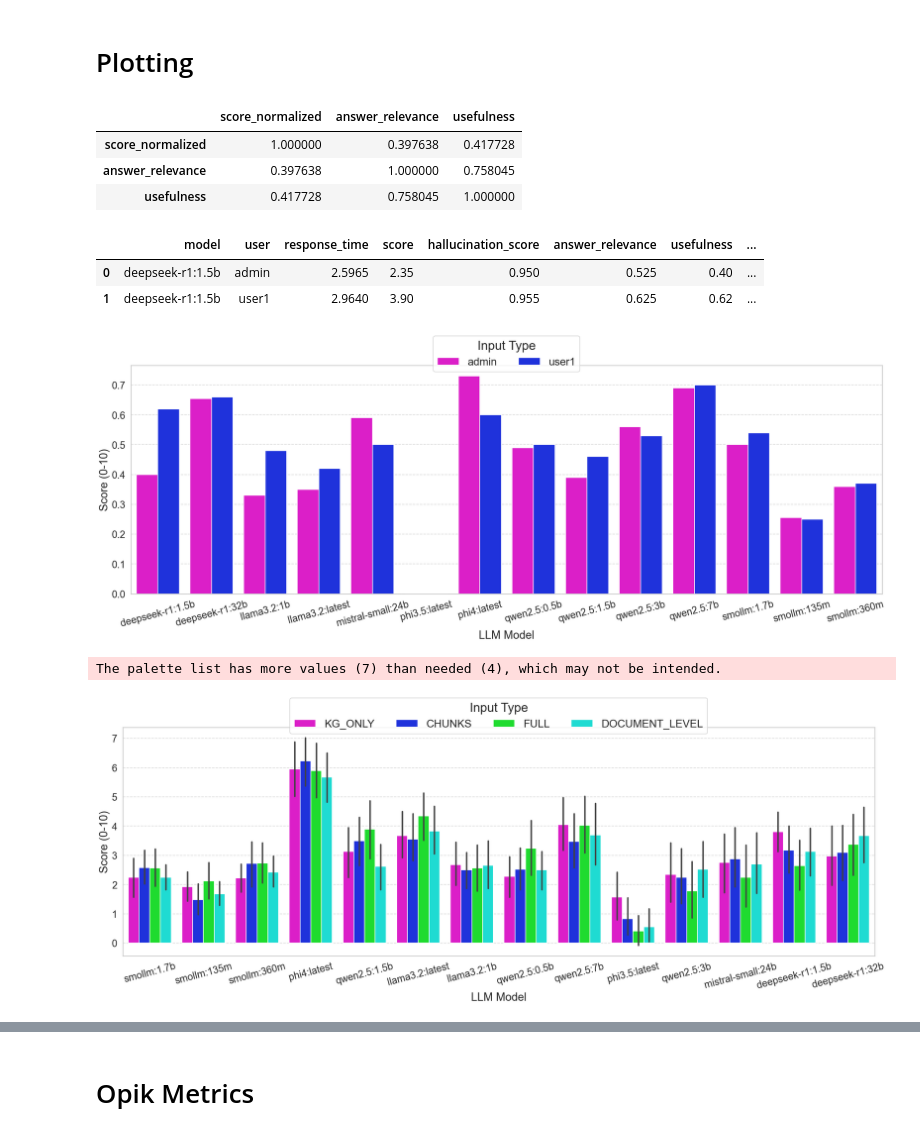
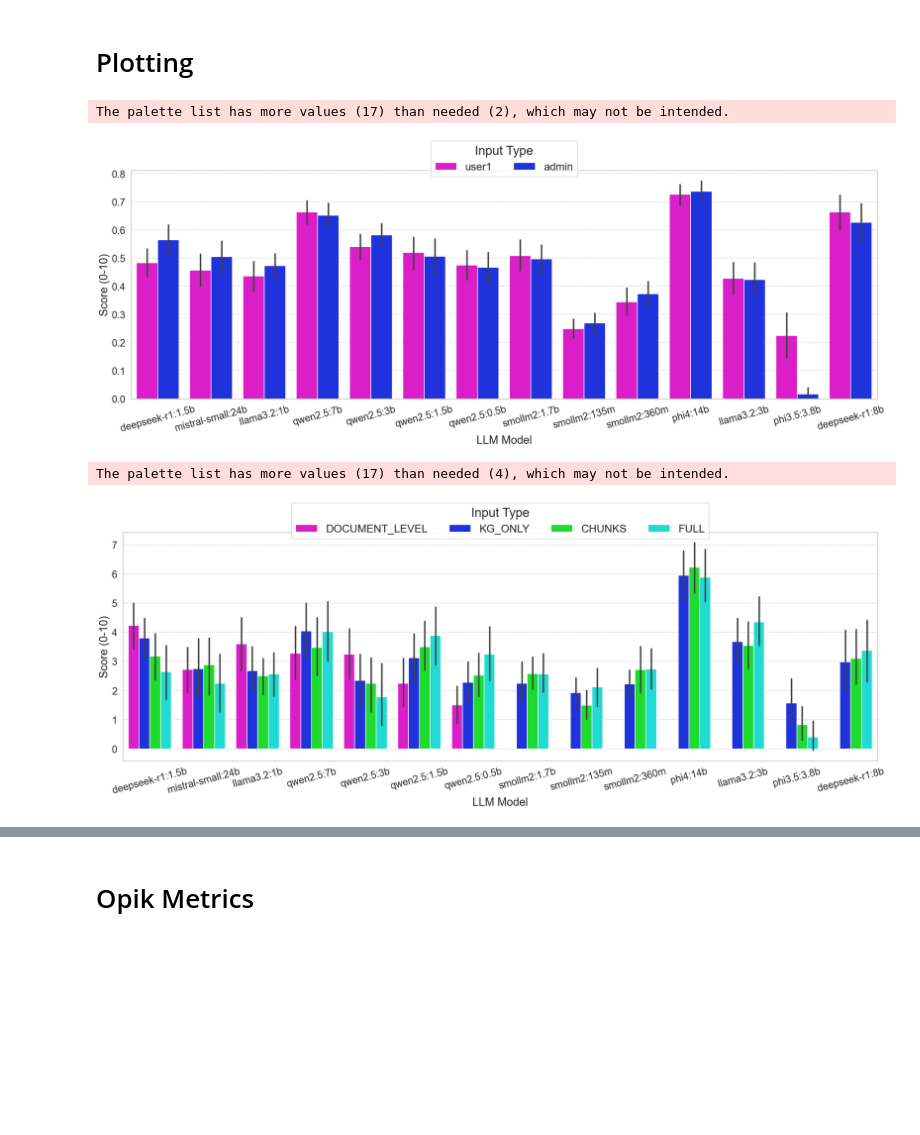
Before and after one commit to maxistaebler/eKNOW_2025, a Jupyter notebook: notebooks/graphrag_response_evaluation_v2.ipynb, the cells around one changed output, grey strips where cells are left out. Saved outputs shown, nothing was run; the diff lists cells and outputs as text; code cells hidden in the pictures; blank space fills up the shorter version.

```diff
--- a/notebooks/graphrag_response_evaluation_v2.ipynb
+++ b/notebooks/graphrag_response_evaluation_v2.ipynb
@@ -330,0 +308,5 @@ final_df_opik.head(2)
+# %%
+results_old = pd.read_csv('./results/results_with_scores_and_metrics.csv')
+results_old = results_old[results_old['access'] != 'DOCUMENT_LEVEL'].copy()
+results_new = pd.read_csv('./results/results_0902025_with_scores_and_metrics.csv')
+results_old.head(2)
@@ -330,0 +317,35 @@ final_df_opik.head(2)
+# %%
+# Combine dataframes, preferring results_new for duplicates
+combined_df = pd.concat([results_new, results_old], ignore_index=True)
+
+# Print model counts to verify the combination
+# print("Models in combined dataset:", sorted(combined_df['model'].unique()))
+# print("\nNumber of entries in results_new:", len(results_new))
+# print("Number of entries in results_old:", len(results_old))
+# print("Number of entries in combined_df:", len(combined_df))
+# Create model mapping dictionary
+model_mapping = {
+    # Direct matches (keep results_new version)
+    'deepseek-r1:1.5b': 'deepseek-r1:1.5b',
+    'mistral-small:24b': 'mistral-small:24b',
+    'qwen2.5:7b': 'qwen2.5:7b',
+    'qwen2.5:3b': 'qwen2.5:3b',
+    'qwen2.5:1.5b': 'qwen2.5:1.5b',
+    'qwen2.5:0.5b': 'qwen2.5:0.5b',
+
+    # Similar model mappings (old -> new)
+    'deepseek-r1:32b': 'deepseek-r1:8b',  # Map to closest available size
+    'llama3.2:latest': 'llama3.2:3b',     # Map latest to specific version
+    'llama3.2:1b': 'llama3.2:1b',
+    'phi3.5:latest': 'phi3.5:3.8b',       # Map latest to specific version
+    'phi4:latest': 'phi4:14b',            # Map latest to specific version
+    'smollm:135m': 'smollm2:135m',        # Map to v2 versions
+    'smollm:360m': 'smollm2:360m',
+    'smollm:1.7b': 'smollm2:1.7b'
+}
+
+# Map old models to new models
+combined_df['model'] = combined_df['model'].map(model_mapping)
+
+# Save combined dataset
+combined_df.to_csv('./results/combined_results.csv', index=False)
@@ -416,24 +381,13 @@ def config_seaborn():
 
     return sns_palette
 # %%
-# Daten normalisieren (Score von 0-10 auf 0-1 skalieren)
-final_df_opik['score_normalized'] = final_df_opik['score'] / 10
+# # Daten normalisieren (Score von 0-10 auf 0-1 skalieren)
+# combined_df['score_normalized'] = combined_df['score'] / 10
 
-# Korrelationsmatrix erstellen
-correlation_matrix = final_df_opik[['score_normalized', 'answer_relevance', 'usefulness']].corr()
+# # Korrelationsmatrix erstellen
+# correlation_matrix = combined_df[['score_normalized', 'answer_relevance', 'usefulness']].corr()
 
-correlation_matrix
+# correlation_matrix
-# %% [output]
-|  | score_normalized | answer_relevance | usefulness |
-| score_normalized | 1.000000 | 0.397638 | 0.417728 |
-| answer_relevance | 0.397638 | 1.000000 | 0.758045 |
-| usefulness | 0.417728 | 0.758045 | 1.000000 |
-# %%
-access_model_df.head(2)
-# %% [output]
-|  | model | user | response_time | score | hallucination_score | answer_relevance | usefulness | ... |
-| 0 | deepseek-r1:1.5b | admin | 2.5965 | 2.35 | 0.950 | 0.525 | 0.40 | ... |
-| 1 | deepseek-r1:1.5b | user1 | 2.9640 | 3.90 | 0.955 | 0.625 | 0.62 | ... |
 # %%
 palette = config_seaborn()
 
@@ -442,7 +396,7 @@ plt.figure(figsize=(25, 10))
 
 # Create grouped bar plot
 ax = sns.barplot(
-    data=access_model_df,
+    data=combined_df,
     x='model',
     y='usefulness',
     hue='user',
@@ -451,35 +405,36 @@ ax = sns.barplot(
 
 # Customize plot
 # plt.title('Statistical Measures Across Embedding Models', pad=20, size=14)
 plt.xlabel('LLM Model', size=25)
 plt.ylabel('Score (0-10)', size=25)
 
 # Rotate x-axis labels
 plt.xticks(rotation=15, fontsize=22)
 plt.yticks(fontsize=22)
 
 # Adjust legend
 plt.legend(
     title='Input Type',
     bbox_to_anchor=(0.5, 1.05),
     loc='center',
     ncol=4,
     frameon=True,
     fontsize=24,
     title_fontsize=28
 )
 
 # Add grid for better readability
 plt.grid(True, axis='y', linestyle='--', alpha=0.7)
 
 # Adjust layout
 plt.tight_layout()
 
-# plt.savefig('./plots/model_performance.png', dpi=300)
+plt.savefig('./plots/model_performance.png', dpi=300)
 # Show plot
 plt.show()
 # %% [output]
+The palette list has more values (17) than needed (2), which may not be intended.
-[figure, old version]
+[figure, new version]
 # %%
 palette = config_seaborn()
 
@@ -488,7 +443,7 @@ plt.figure(figsize=(25, 10))
 
 # Create grouped bar plot
 ax = sns.barplot(
-    data=final_df_opik,
+    data=combined_df,
     x='model',
     y='score',
     hue='access',
@@ -521,9 +476,9 @@ plt.grid(True, axis='y', linestyle='--', alpha=0.7)
 # Adjust layout
 plt.tight_layout()
 
-plt.savefig('./plots/model_performance.png', dpi=300)
+# plt.savefig('./plots/model_performance.png', dpi=300)
 # Show plot
 plt.show()
 # %% [output]
-The palette list has more values (7) than needed (4), which may not be intended.
+The palette list has more values (17) than needed (4), which may not be intended.
-[figure, old version]
+[figure, new version]
```
Also changed, not shown: parts of 15 cells of this notebook, 5 other files.
